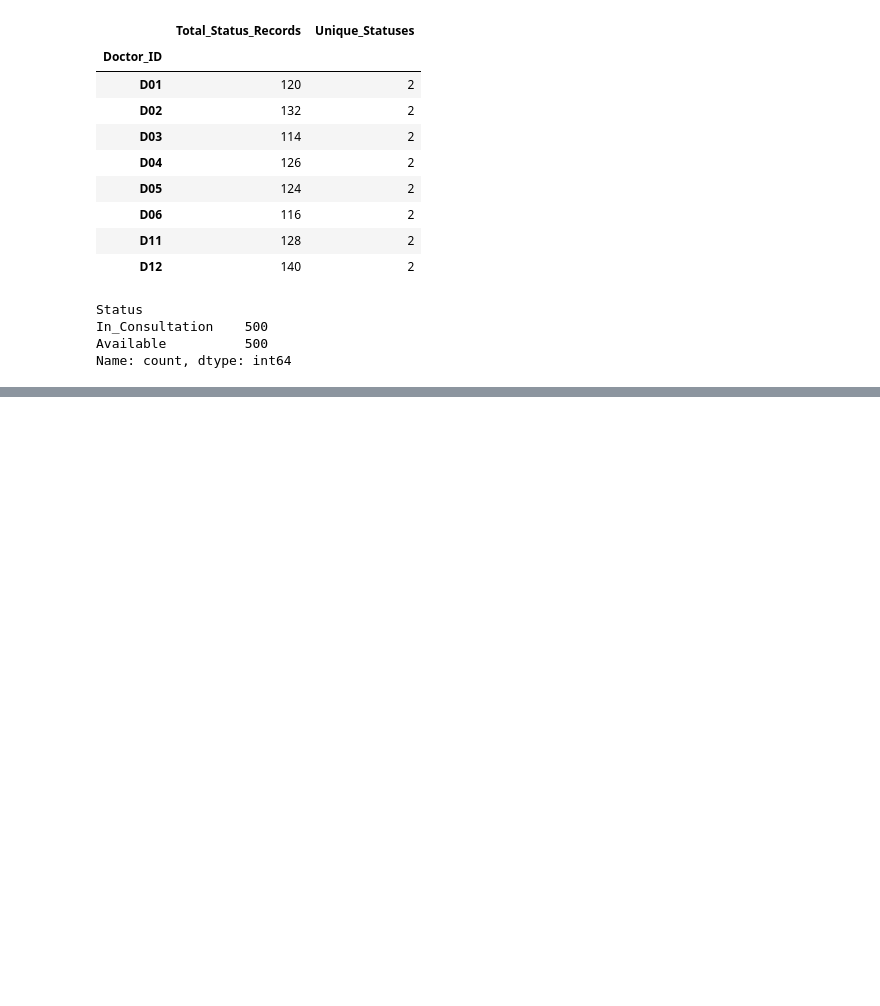
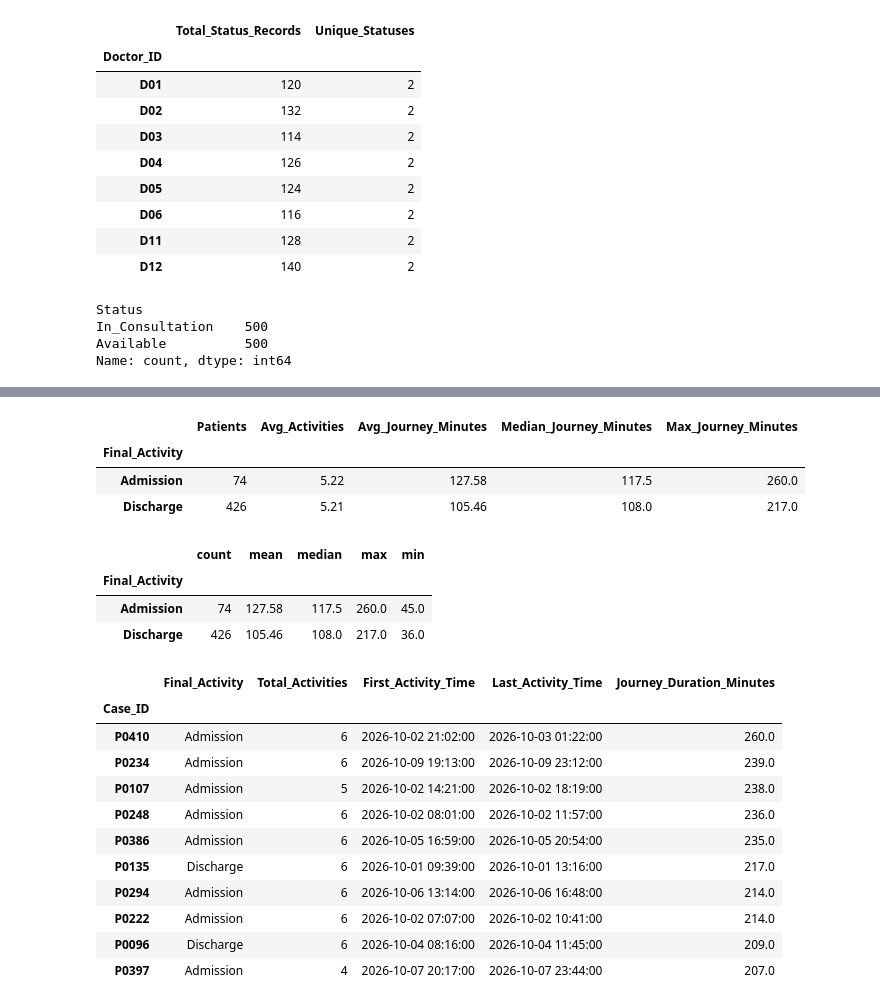
Before and after one commit to Ananyasingh0413/CareFlow---Clinical-Pathway-Process-Mining, a Jupyter notebook: healthcare_project-checkpoint.ipynb, the cells around one changed output, grey strips where cells are left out. Saved outputs shown, nothing was run; the diff lists cells and outputs as text; code cells hidden in the pictures; blank space fills up the shorter version.

```diff
--- a/healthcare_project-checkpoint.ipynb
+++ b/healthcare_project-checkpoint.ipynb
@@ -1085,0 +1238,67 @@ Name: count, dtype: int64
+# %%
+outcomes = (
+    event_clean
+    .sort_values(["Case_ID", "Timestamp"])
+    .groupby("Case_ID")
+    .agg(
+        Final_Activity=("Activity_Name", "last"),
+        Total_Activities=("Activity_Name", "count"),
+        First_Activity_Time=("Timestamp", "min"),
+        Last_Activity_Time=("Timestamp", "max")
+    )
+)
+
+outcomes["Journey_Duration_Minutes"] = (
+    outcomes["Last_Activity_Time"]
+    - outcomes["First_Activity_Time"]
+).dt.total_seconds() / 60
+
+outcomes.groupby("Final_Activity").agg(
+    Patients=("Final_Activity", "count"),
+    Avg_Activities=("Total_Activities", "mean"),
+    Avg_Journey_Minutes=("Journey_Duration_Minutes", "mean"),
+    Median_Journey_Minutes=("Journey_Duration_Minutes", "median"),
+    Max_Journey_Minutes=("Journey_Duration_Minutes", "max")
+).round(2)
+# %% [output]
+|  | Patients | Avg_Activities | Avg_Journey_Minutes | Median_Journey_Minutes | Max_Journey_Minutes |
+| Final_Activity |  |  |  |  |  |
+| Admission | 74 | 5.22 | 127.58 | 117.5 | 260.0 |
+| Discharge | 426 | 5.21 | 105.46 | 108.0 | 217.0 |
+# %%
+outcomes.groupby("Final_Activity")["Journey_Duration_Minutes"].agg(
+    ["count", "mean", "median", "max", "min"]
+).round(2)
+# %% [output]
+|  | count | mean | median | max | min |
+| Final_Activity |  |  |  |  |  |
+| Admission | 74 | 127.58 | 117.5 | 260.0 | 45.0 |
+| Discharge | 426 | 105.46 | 108.0 | 217.0 | 36.0 |
+# %%
+longest_journeys = outcomes.sort_values(
+    "Journey_Duration_Minutes",
+    ascending=False
+)
+
+longest_journeys[
+    [
+        "Final_Activity",
+        "Total_Activities",
+        "First_Activity_Time",
+        "Last_Activity_Time",
+        "Journey_Duration_Minutes"
+    ]
+].head(10)
+# %% [output]
+|  | Final_Activity | Total_Activities | First_Activity_Time | Last_Activity_Time | Journey_Duration_Minutes |
+| Case_ID |  |  |  |  |  |
+| P0410 | Admission | 6 | 2026-10-02 21:02:00 | 2026-10-03 01:22:00 | 260.0 |
+| P0234 | Admission | 6 | 2026-10-09 19:13:00 | 2026-10-09 23:12:00 | 239.0 |
+| P0107 | Admission | 5 | 2026-10-02 14:21:00 | 2026-10-02 18:19:00 | 238.0 |
+| P0248 | Admission | 6 | 2026-10-02 08:01:00 | 2026-10-02 11:57:00 | 236.0 |
+| P0386 | Admission | 6 | 2026-10-05 16:59:00 | 2026-10-05 20:54:00 | 235.0 |
+| P0135 | Discharge | 6 | 2026-10-01 09:39:00 | 2026-10-01 13:16:00 | 217.0 |
+| P0294 | Admission | 6 | 2026-10-06 13:14:00 | 2026-10-06 16:48:00 | 214.0 |
+| P0222 | Admission | 6 | 2026-10-02 07:07:00 | 2026-10-02 10:41:00 | 214.0 |
+| P0096 | Discharge | 6 | 2026-10-04 08:16:00 | 2026-10-04 11:45:00 | 209.0 |
+| P0397 | Admission | 4 | 2026-10-07 20:17:00 | 2026-10-07 23:44:00 | 207.0 |
```
Also changed, not shown: parts of 11 cells of this notebook.
